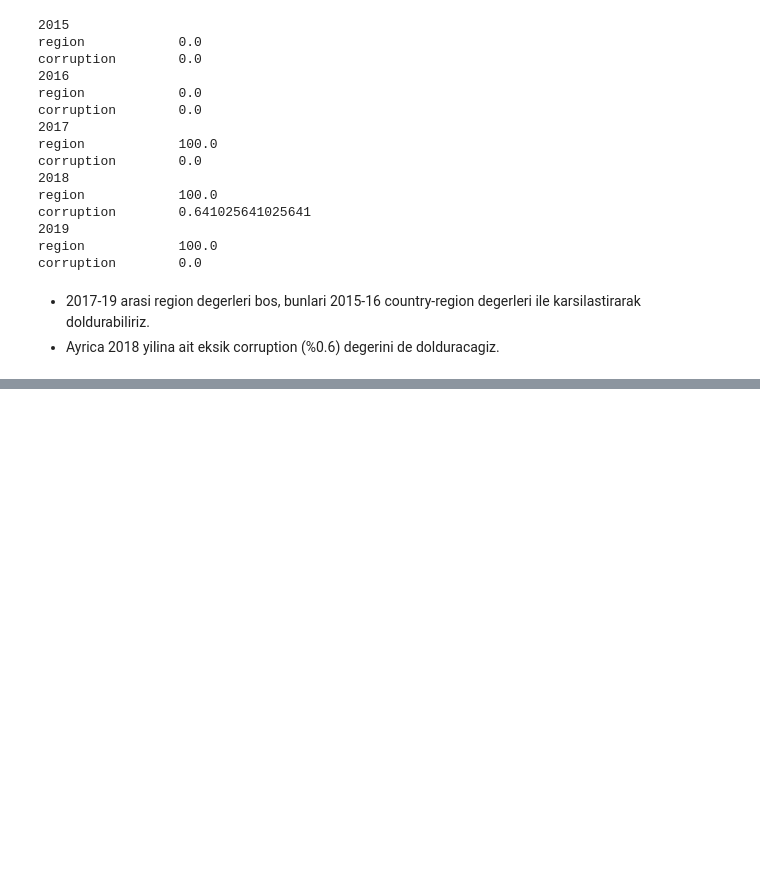
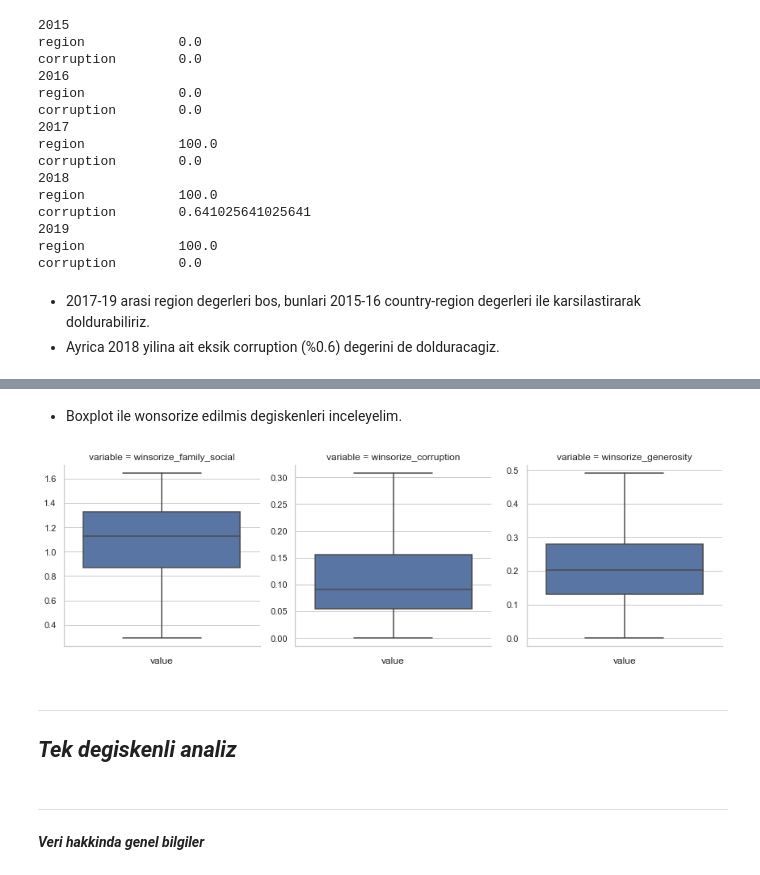
Before and after one commit to ahmetpergamum/datascience, a Jupyter notebook: 04_eda_project_world_happiness/eda_world_happiness.ipynb, the cells around one changed output, grey strips where cells are left out. Drawn from its saved outputs; the diff is of its cells as text; code cells hidden in the pictures; blank space fills up the shorter version.

```diff
--- a/04_eda_project_world_happiness/eda_world_happiness.ipynb
+++ b/04_eda_project_world_happiness/eda_world_happiness.ipynb
@@ -340,0 +538,34 @@ corruption        0.0
+# %%
+# winsorize metodu ile aykiri degerleri giderdik
+happiness['winsorize_family_social'] = winsorize(happiness['family_social'], (0.02, 0))
+happiness['winsorize_corruption'] = winsorize(happiness['corruption'], (0, 0.09))
+happiness['winsorize_generosity'] = winsorize(happiness['generosity'], (0, 0.03))
+
+# winsorize edilmis degiskenler listesi
+winsorize = ['winsorize_family_social', 'winsorize_corruption', 'winsorize_generosity']
+
+# winsorize edilmis ve aykiri deger icermeyen surekli degiskenler
+winsorize_continuous = ['happiness_score', 'rank', 'gdp', 'healthy_life', 'freedom',
+                        'winsorize_family_social', 'winsorize_corruption', 'winsorize_generosity']
+# %% [markdown]
+- Boxplot ile wonsorize edilmis degiskenleri inceleyelim.
+# %%
+# varsayilan olarak x degeri alan boxplot icin y parametresine deger girildi
+def boxplot(y, **kwargs):
+    sns.boxplot(y=y)
+
+# melt metodu belli bir sutunu(hedef degisken olabilir bu) id degiskeni yapar(id_vars),
+# burada id_vars tanimlanmadigindan df deki id olarak kaldi
+# diger sutun(lari) satirlara alt alta ekler(value_vars) ve yeni bir dataframe olusturur
+f = pd.melt(happiness, value_vars=winsorize)
+
+g = sns.FacetGrid(f, col="variable",  col_wrap=4, sharex=False, sharey=False, size=4)
+g = g.map(boxplot, "value" )
+# %% [output]
+[figure, added]
+# %% [markdown]
+---
+## ***Tek degiskenli analiz***
+# %% [markdown]
+---
+***Veri hakkinda genel bilgiler***
```
Also changed, not shown: parts of 74 cells of this notebook.
